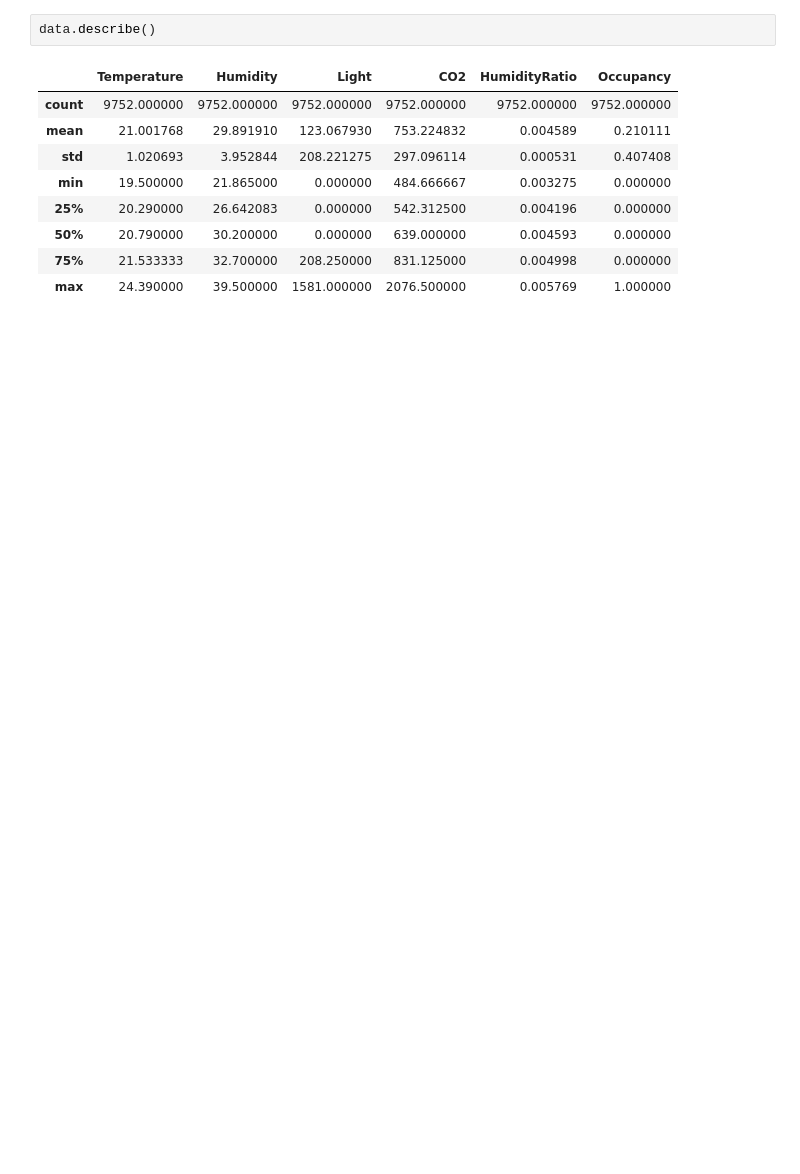
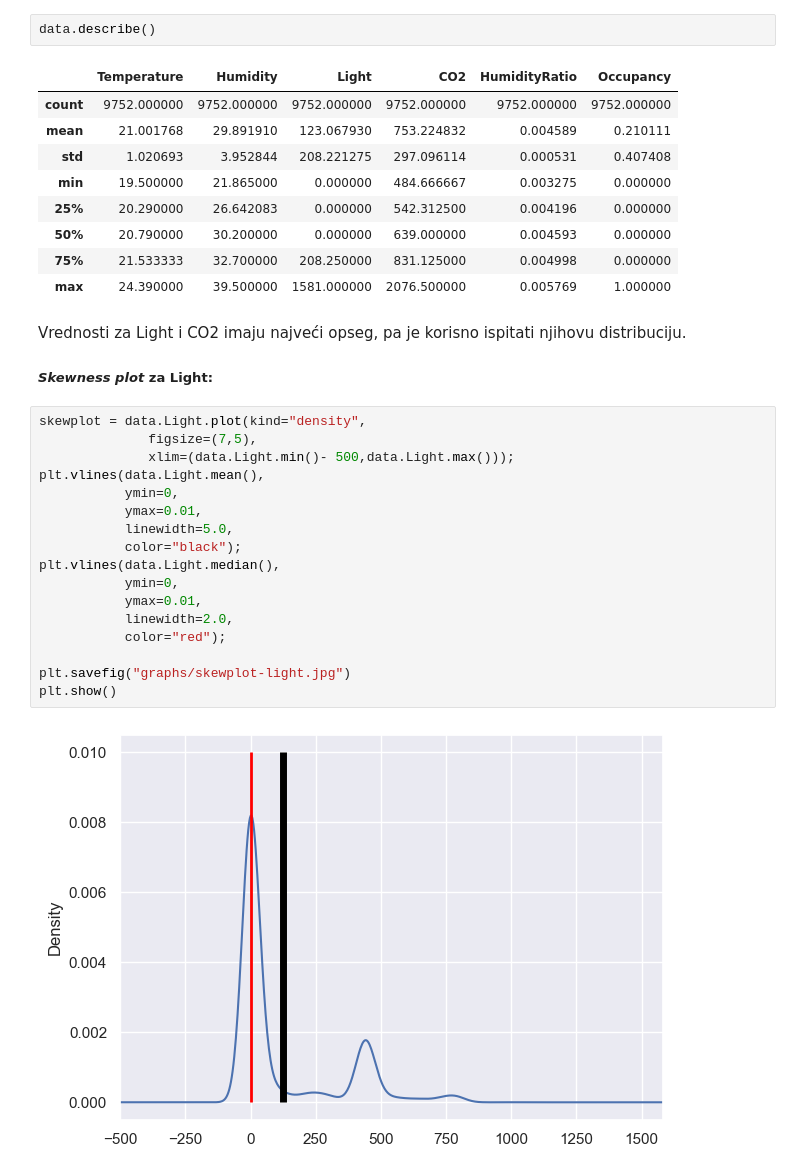
Before and after one commit to cats9rule/mlprojects, a Jupyter notebook: p1/p1.ipynb, the cells around one changed output. Saved outputs shown, nothing was run; the diff lists cells and outputs as text; blank space fills up the shorter version.

```diff
--- a/p1/p1.ipynb
+++ b/p1/p1.ipynb
@@ -75,3 +75,26 @@ data.describe()
 | 50% | 20.790000 | 30.200000 | 0.000000 | 639.000000 | 0.004593 | 0.000000 |
 | 75% | 21.533333 | 32.700000 | 208.250000 | 831.125000 | 0.004998 | 0.000000 |
 | max | 24.390000 | 39.500000 | 1581.000000 | 2076.500000 | 0.005769 | 1.000000 |
+# %% [markdown]
+Vrednosti za Light i CO2 imaju najveći opseg, pa je korisno ispitati njihovu distribuciju.
+
+##### *Skewness plot* za Light:
+# %%
+skewplot = data.Light.plot(kind="density",
+              figsize=(7,5),
+              xlim=(data.Light.min()- 500,data.Light.max()));
+plt.vlines(data.Light.mean(),
+           ymin=0,
+           ymax=0.01,
+           linewidth=5.0,
+           color="black");
+plt.vlines(data.Light.median(),
+           ymin=0,
+           ymax=0.01,
+           linewidth=2.0,
+           color="red");
+
+plt.savefig("graphs/skewplot-light.jpg")
+plt.show()
+# %% [output]
+[figure, added]
```
Also changed, not shown: parts of 8 cells of this notebook.
